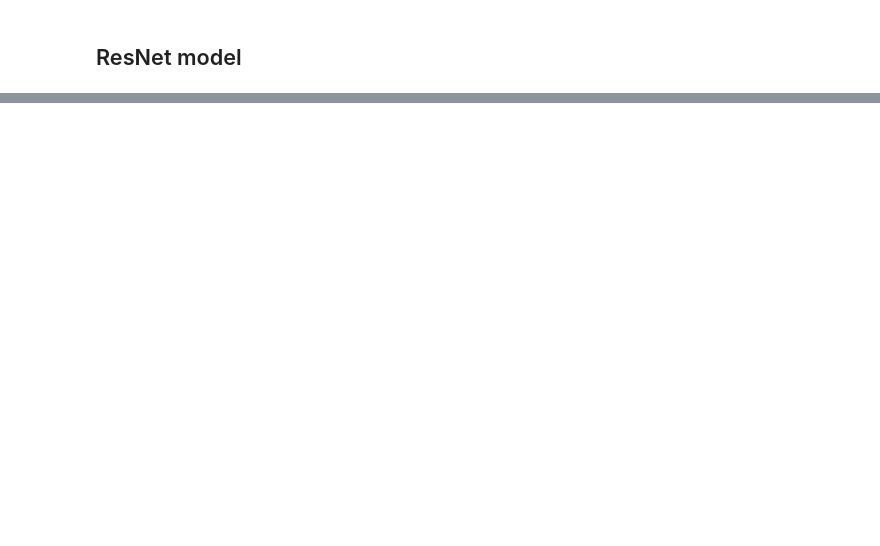
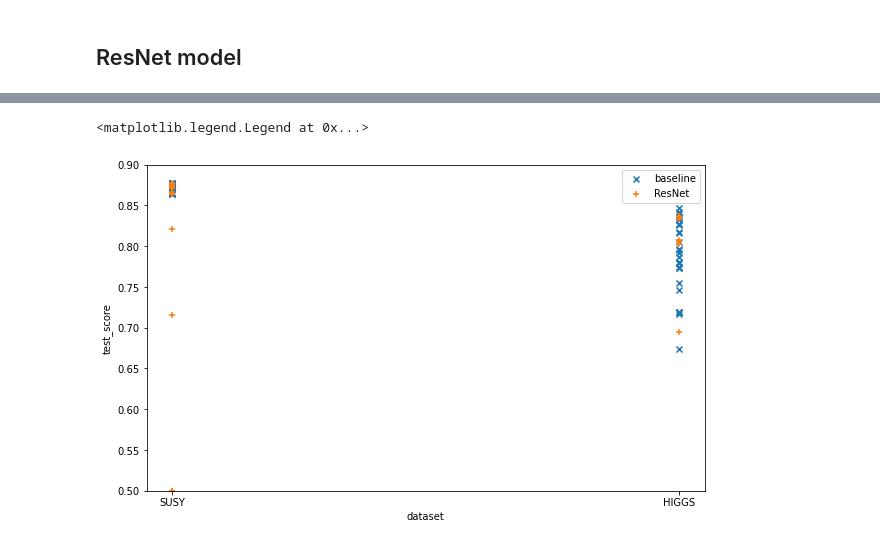
Before and after one commit to mykola-semenov/ResNet_tabular, a Jupyter notebook: ResNet_tabular.ipynb, the cells around one changed output, grey strips where cells are left out. Cells and saved outputs as stored; diff of their text form; code cells hidden in the pictures; blank space fills up the shorter version.

Commit message:
feat: add improved model & analysis

```diff
--- a/ResNet_tabular.ipynb
+++ b/ResNet_tabular.ipynb
@@ -605,13 +181,13 @@ class ResNet(nn.Module):
 # %%
-for test_size in [0.99, 0.9]:
-    for n in [1, 4, 8, 16, 24, 32]:
-        for k in [1, 4, 16]:
+for n in [24, 32, 48, 64]:
+    for k in [1, 3, 4, 5, 8]:
+        for test_size in [0.99]:
             perform_experiment(
                 model=ResNet(SUSY.shape[1] - 1, n, k),
                 X=SUSY.values[:,1:],
                 y=SUSY.values[:,0],
                 test_size=test_size,
-                batch_size=512,
+                batch_size=2,
                 num_epochs=100,
                 hyper_params={
                     "model": "ResNet",
@@ -619,5 +195,5 @@ for test_size in [0.99, 0.9]:
                     "n": n,
                     "k": k
                 },
-                log_every=int((1 - test_size) * 200),
+                log_every=100,
                 random_state=42)
@@ -660,0 +247,13 @@ COMET INFO: Experiment is live on comet.ml https://www.comet.ml/nikolai-semenov/
+# %%
+for dataset in result['dataset'].unique():
+    print(f'{dataset}:')
+    u = result[result['dataset'] == dataset]
+    for train_size in sorted(u['train_size'].unique()):
+        print(f'train_size={round(train_size, 4)}')
+        t = u[u['train_size'] == train_size]
+        t = t[t['test_score'] == t['test_score'].max()].iloc[0]
+        print(f'n={t["n"]}')
+        print(f'k={t["k"]}')
+        print(f'test_score={t["test_score"]}')
+        print()
+    print()
@@ -660,0 +278,13 @@ COMET INFO: Experiment is live on comet.ml https://www.comet.ml/nikolai-semenov/
+# %%
+plt.figure(figsize=(10, 6))
+plt.xlabel('dataset')
+plt.ylim(0.5, 0.9)
+plt.ylabel('test_score')
+for i, model in enumerate(result['model'].unique()):
+    t = result[result['model'] == model]
+    if t.shape[0] > 0:
+        plt.scatter(t['dataset'], t['test_score'], marker='x+'[i], label=f'{model}')
+plt.legend()
+# %% [output]
+<matplotlib.legend.Legend at 0x...>
+[figure, added]
```
Also changed, not shown: parts of 23 cells of this notebook.
